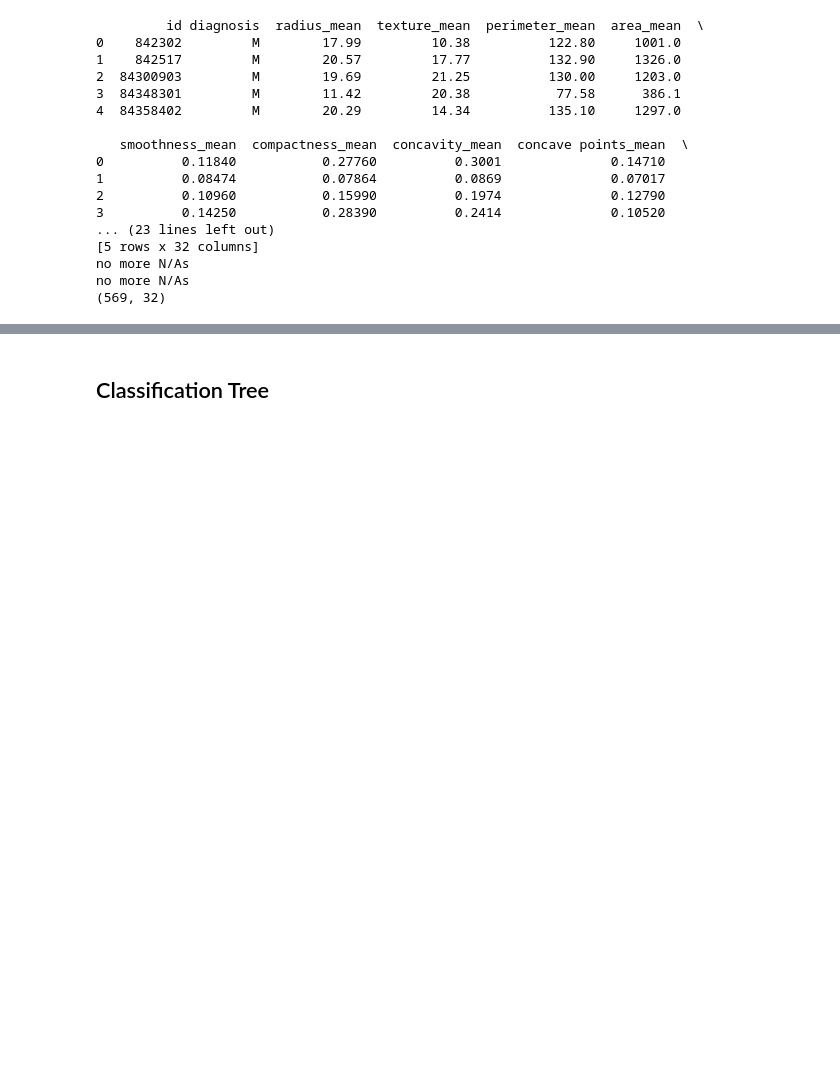
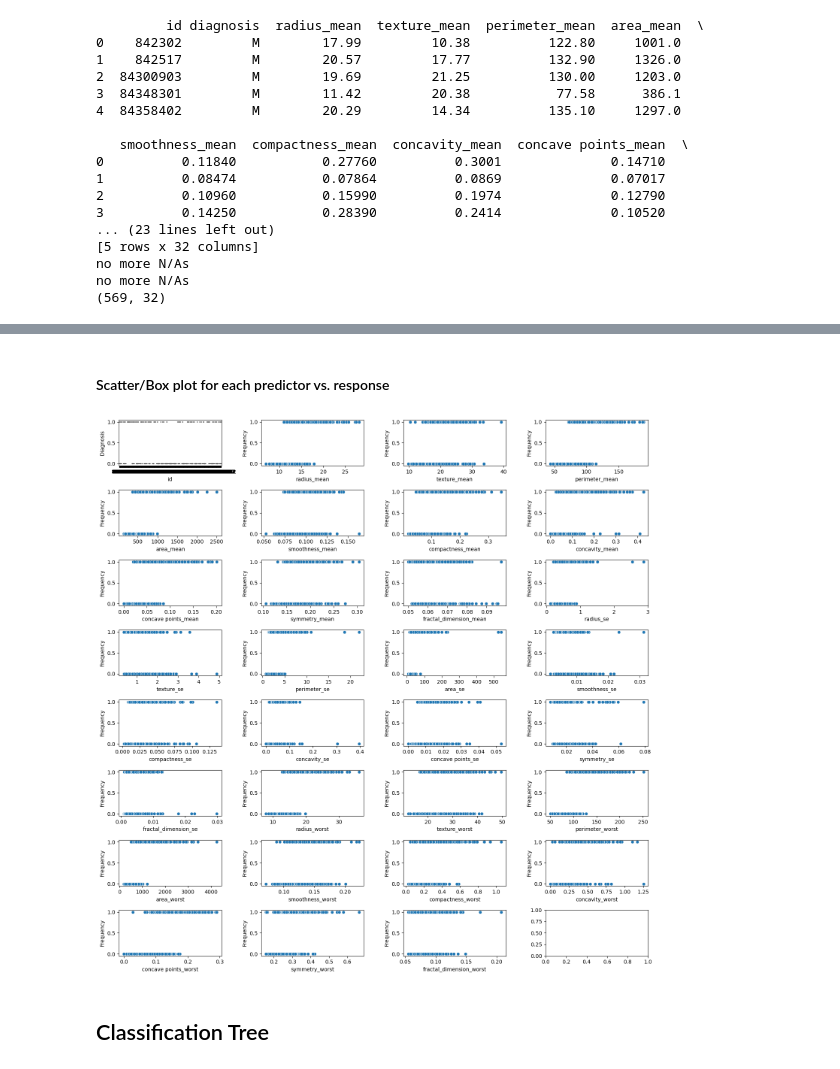
Before and after one commit to alandaz/Springrepo, a Jupyter notebook: Project Code.ipynb, the cells around one changed output, grey strips where cells are left out. Cells and saved outputs as stored; diff of their text form; code cells hidden in the pictures; blank space fills up the shorter version.

```diff
--- a/Project Code.ipynb
+++ b/Project Code.ipynb
@@ -72,3 +105,30 @@ X_train, X_test, y_train, y_test = train_test_split(X, y, test_size = 0.2, rando
+# %% [markdown]
+#### Scatter/Box plot for each predictor vs. response
+# %%
+fig, axes = plt.subplots(nrows=num_rows, ncols=num_cols, figsize=(15, 15))
+# Flatten the axes array
+axes = axes.flatten()
+
+# Plot scatterplots or boxplots for each predictor
+for i, var in enumerate(X.columns):
+    ax = axes[i]
+    # Determine the appropriate plot based on predictor type
+    if isinstance(X[var][0], (int, float)):
+        # For continuous predictors, use scatterplot
+        sns.scatterplot(x=X[var], y=y, ax = ax)
+        ax.set(xlabel=var, ylabel='Frequency')
+    else:
+        # For categorical predictors, use boxplot
+        sns.boxplot(x=X[var], y=y, ax = ax)
+        ax.set(xlabel=var, ylabel='Diagnosis')
+
+# Adjust the layout
+plt.tight_layout()
+
+# Display the plot
+plt.show()
+# %% [output]
+[figure, added]
 # %% [markdown]
 ## Classification Tree
 # %% [markdown]
```
Also changed, not shown: parts of 7 cells of this notebook.
